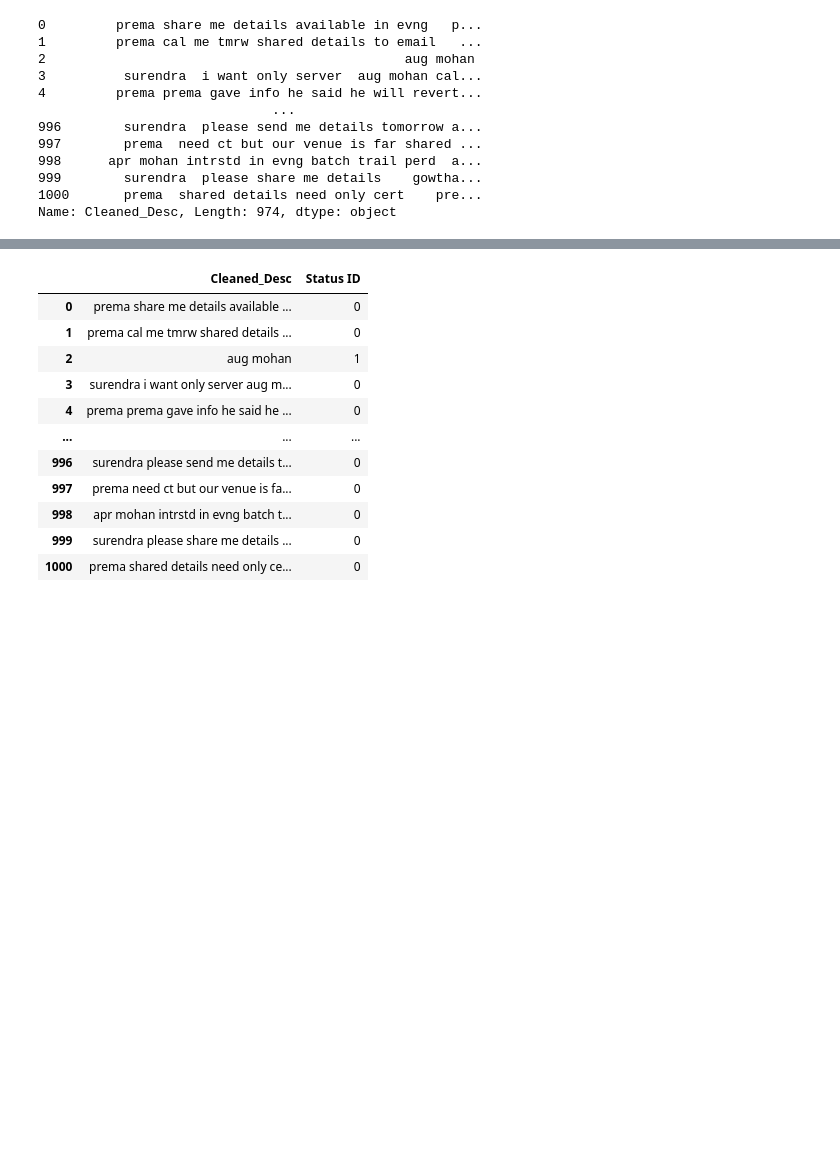
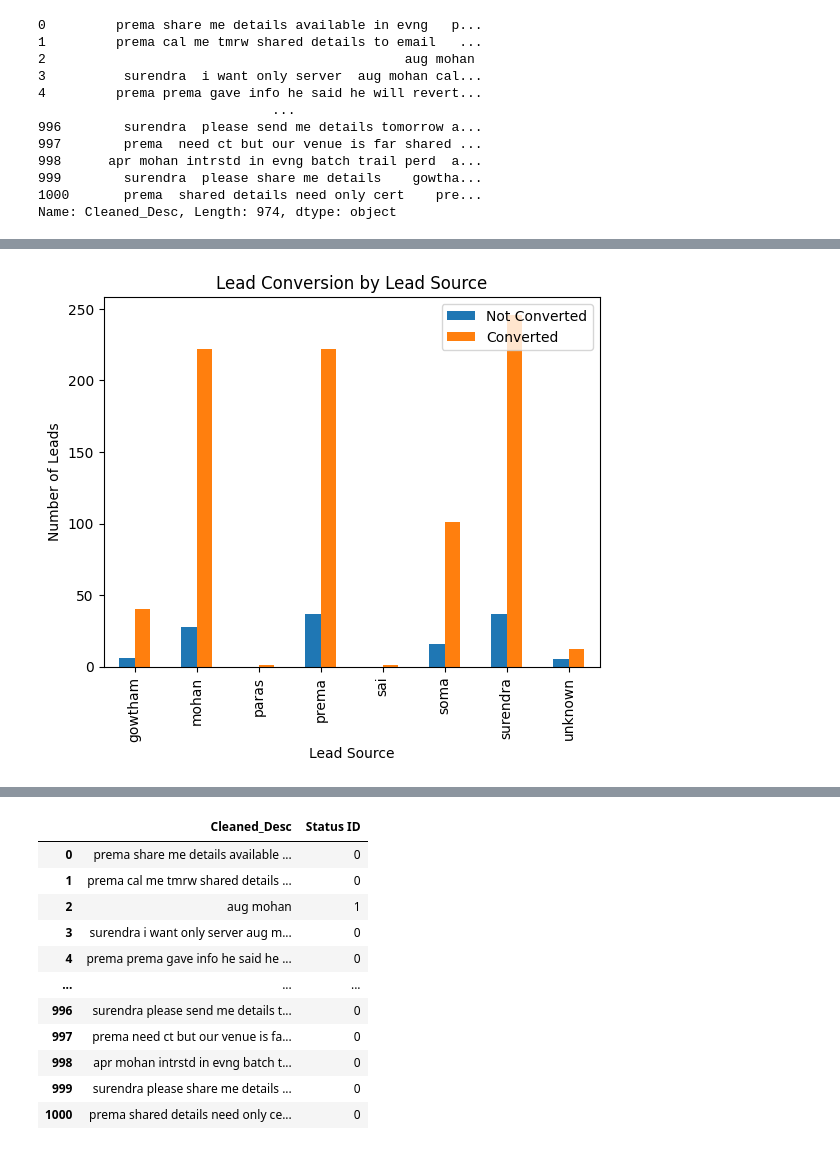
Before and after one commit to hruday9624/NLP-Powered-Sales-Prediction-Using-NLP-to-Predict-Sales-Conversion, a Jupyter notebook: Text_Enhanced_Sales_Prediction_An_NLP_Approach.ipynb, the cells around one changed output, grey strips where cells are left out. Saved outputs shown, nothing was run; the diff lists cells and outputs as text; code cells hidden in the pictures; blank space fills up the shorter version.

```diff
--- a/Text_Enhanced_Sales_Prediction_An_NLP_Approach.ipynb
+++ b/Text_Enhanced_Sales_Prediction_An_NLP_Approach.ipynb
@@ -364,0 +361,17 @@ dataset.head()
+# %%
+import matplotlib.pyplot as plt
+
+# Create a bar chart of lead conversion by lead source
+exc_counts = dataset.groupby(['exc_name', 'Status'])['Status'].count().unstack()
+exc_counts.plot(kind='bar', stacked=False)
+
+# Add chart labels and title
+plt.xlabel('Lead Source')
+plt.ylabel('Number of Leads')
+plt.title('Lead Conversion by Lead Source')
+plt.legend(['Not Converted', 'Converted'])
+
+# Show the chart
+plt.show()
+# %% [output]
+[figure, added]
```
Also changed, not shown: parts of 20 cells of this notebook.
